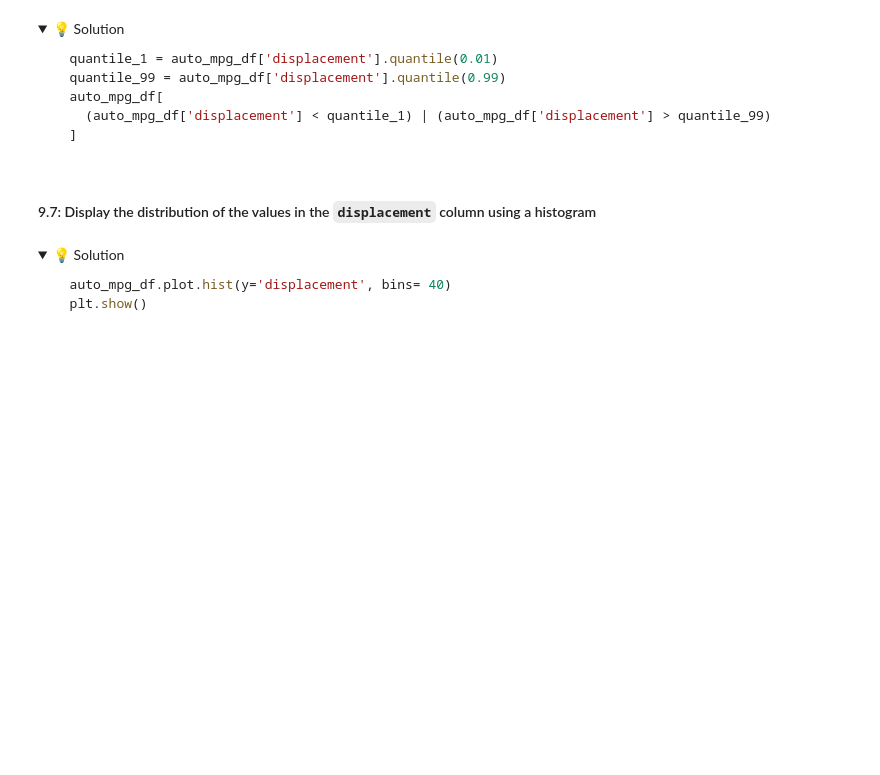
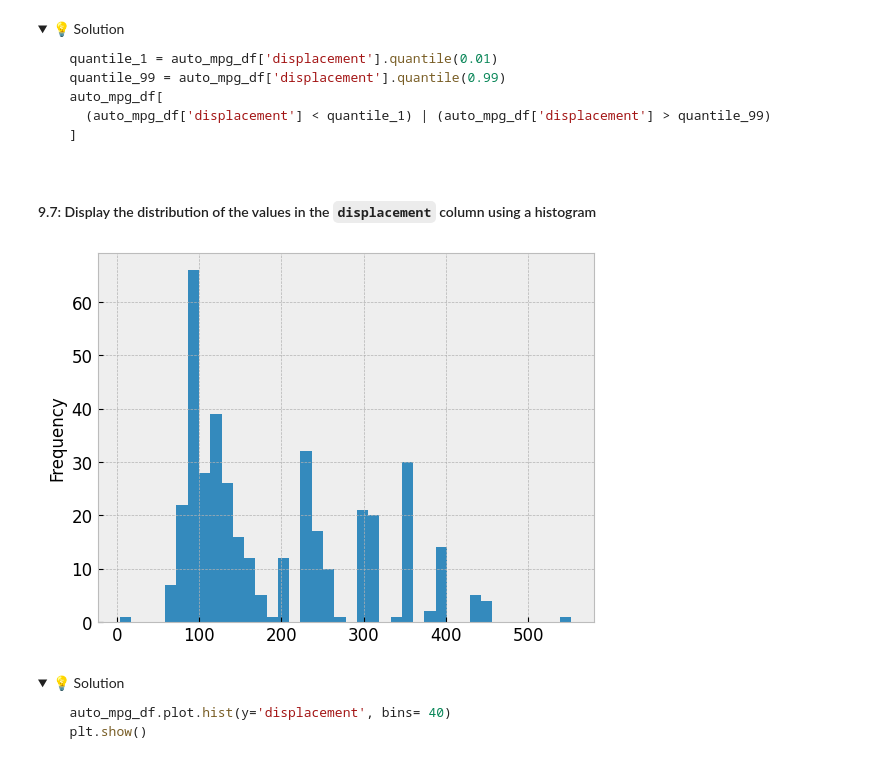
Before and after one commit to IT4063-Spring2025/exploratory-data-analysis-ravinayakk, a Jupyter notebook: notebook.ipynb, the cells around one changed output. Drawn from its saved outputs; the diff is of its cells as text; code cells hidden in the pictures; folded sections open; blank space fills up the shorter version.

```diff
--- a/notebook.ipynb
+++ b/notebook.ipynb
@@ -728,6 +756,11 @@ we'll use a 1% threshold for this exercise.
 </details>
 # %% [markdown]
 #### 9.7: Display the distribution of the values in the `displacement` column using a histogram
+# %%
+auto_mpg_df['displacement'].plot(kind="hist", bins=40)
+plt.show()
+# %% [output]
+[figure, added]
 # %% [markdown]
 <details>
   <summary>💡 Solution</summary>
```
Also changed, not shown: parts of 12 cells of this notebook.
